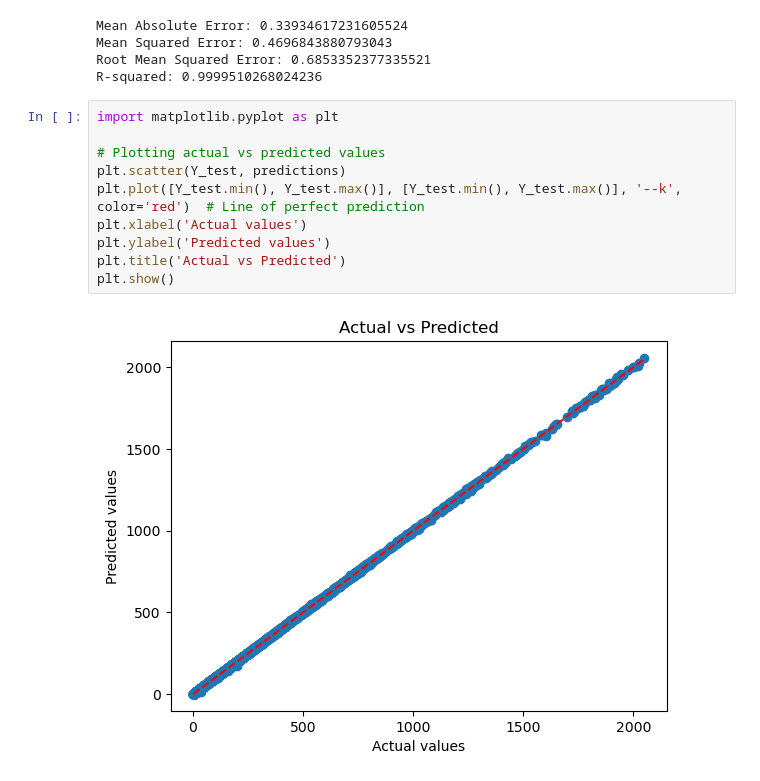
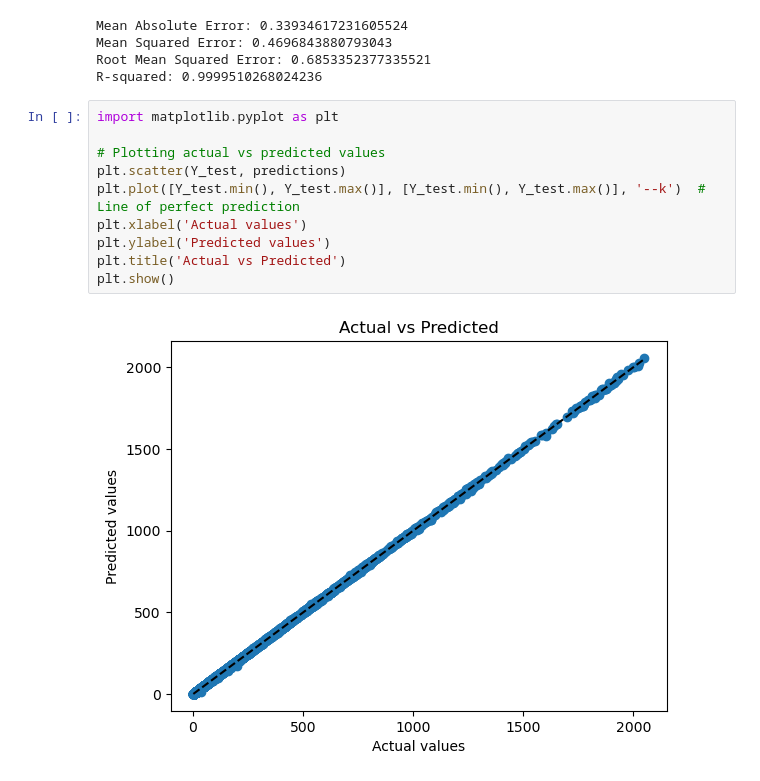
Before and after one commit to chnngrl/InternIntelligence_PredictiveAnalytics_Model, a Jupyter notebook: task1.ipynb, the cells around one changed output. Saved outputs shown, nothing was run; the diff lists cells and outputs as text.

```diff
--- a/task1.ipynb
+++ b/task1.ipynb
@@ -98,12 +98,12 @@ R-squared: 0.9999510268024236
 # %%
 import matplotlib.pyplot as plt
 
 # Plotting actual vs predicted values
 plt.scatter(Y_test, predictions)
-plt.plot([Y_test.min(), Y_test.max()], [Y_test.min(), Y_test.max()], '--k', color='red')  # Line of perfect prediction
+plt.plot([Y_test.min(), Y_test.max()], [Y_test.min(), Y_test.max()], '--k')  # Line of perfect prediction
 plt.xlabel('Actual values')
 plt.ylabel('Predicted values')
 plt.title('Actual vs Predicted')
 plt.show()
 # %% [output]
-[figure, old version]
+[figure, new version]
```
Also changed, not shown: 1 other file.
